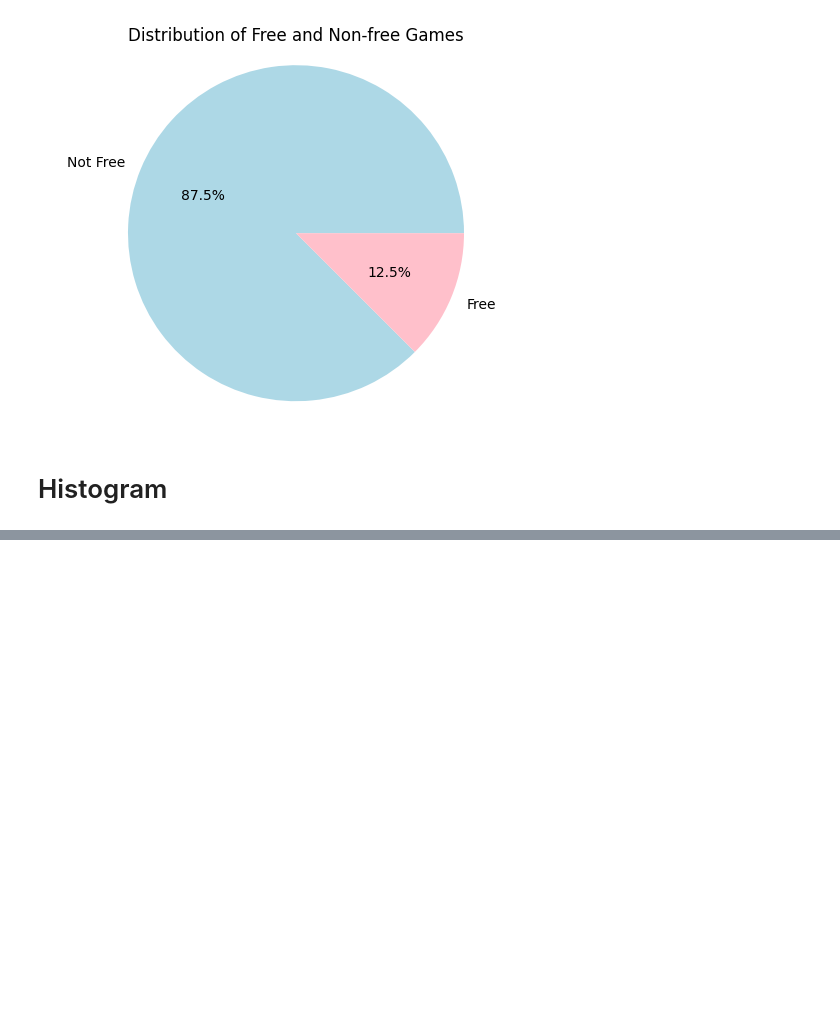
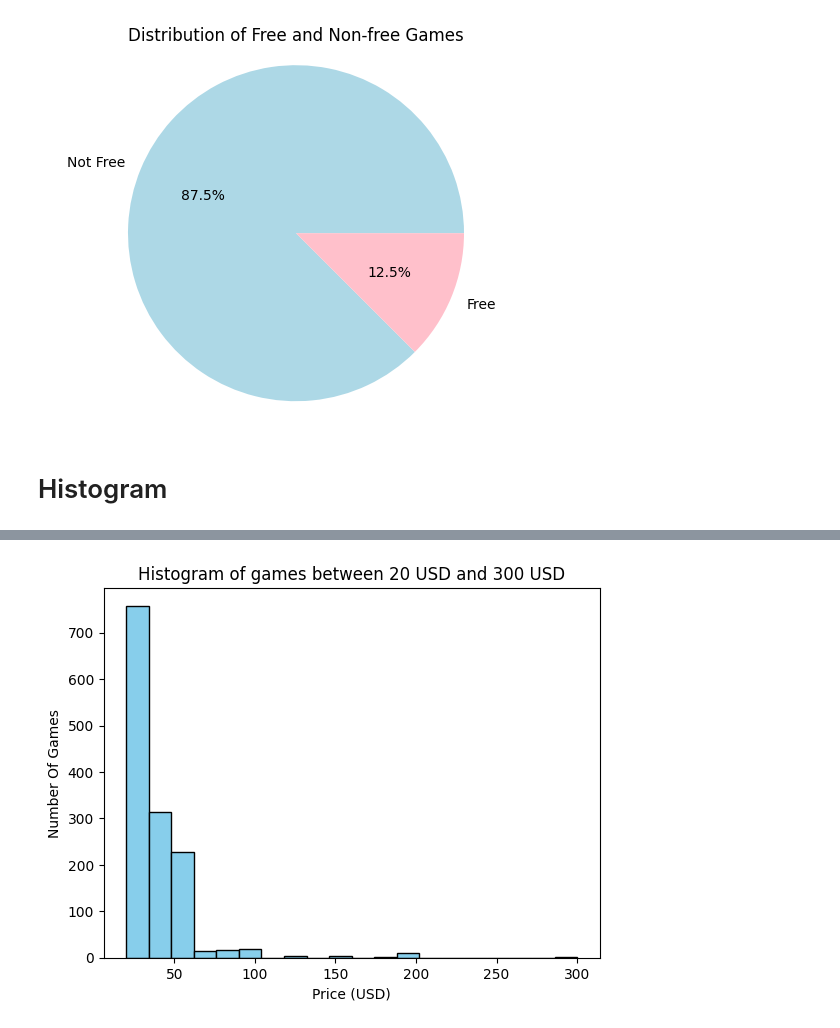
Before and after one commit to Florrena/project, a Jupyter notebook: 1.ipynb, the cells around one changed output, grey strips where cells are left out. Saved outputs shown, nothing was run; the diff lists cells and outputs as text; code cells hidden in the pictures; blank space fills up the shorter version.

```diff
--- a/1.ipynb
+++ b/1.ipynb
@@ -382,0 +383,15 @@ plt.show()
+# %%
+filtered_data = [x for x in data['price in USD'] if 20 < x < 300]
+
+#Create a histogram (bar chart) using matplotlib
+plt.hist(filtered_data, bins=20, color='skyblue', edgecolor='black')
+
+#Add labels and title
+plt.xlabel('Price (USD)')
+plt.ylabel('Number Of Games')
+plt.title('Histogram of games between 20 USD and 300 USD')
+
+#Show the plot
+plt.show()
+# %% [output]
+[figure, added]
```
Also changed, not shown: parts of 1 cell of this notebook.
